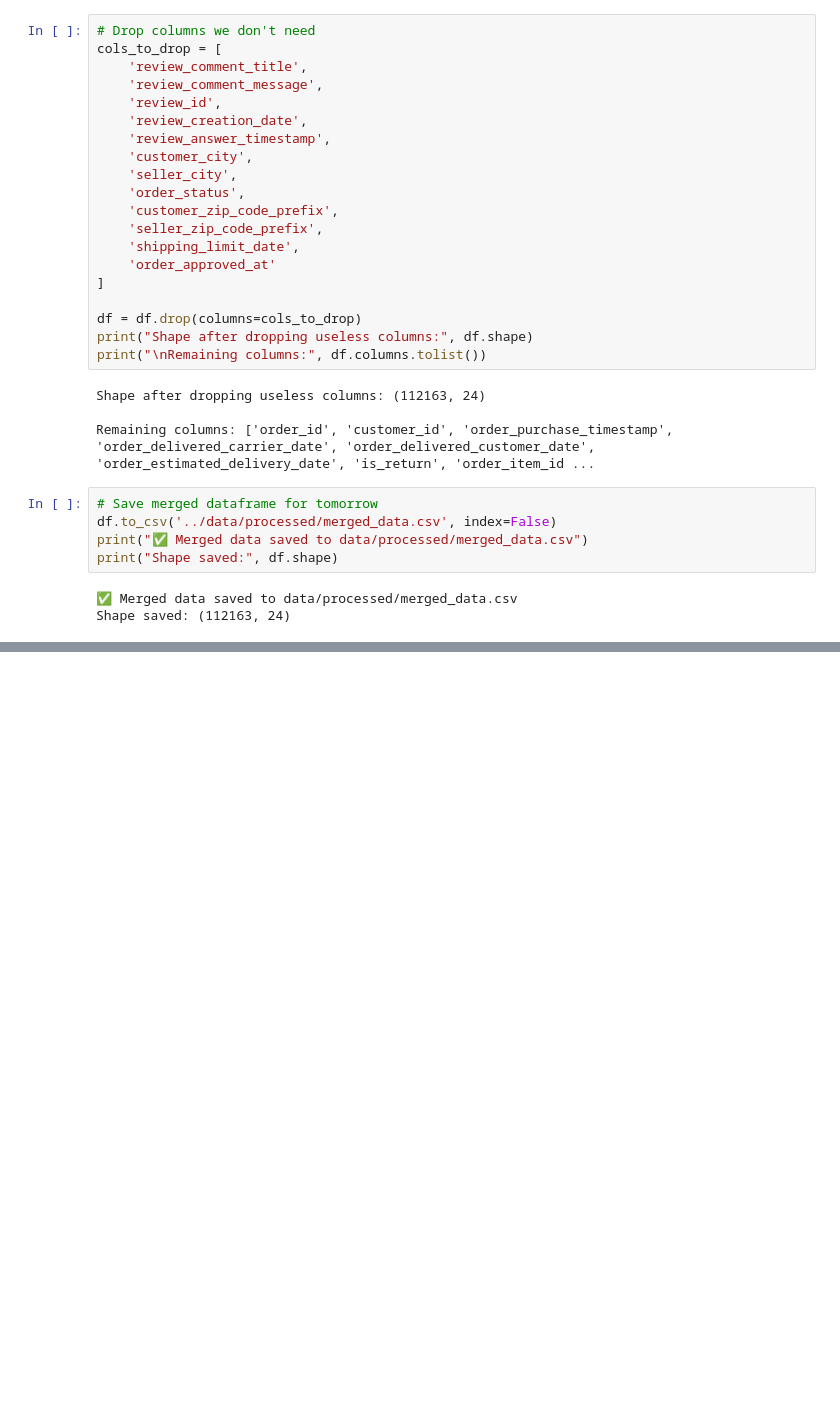
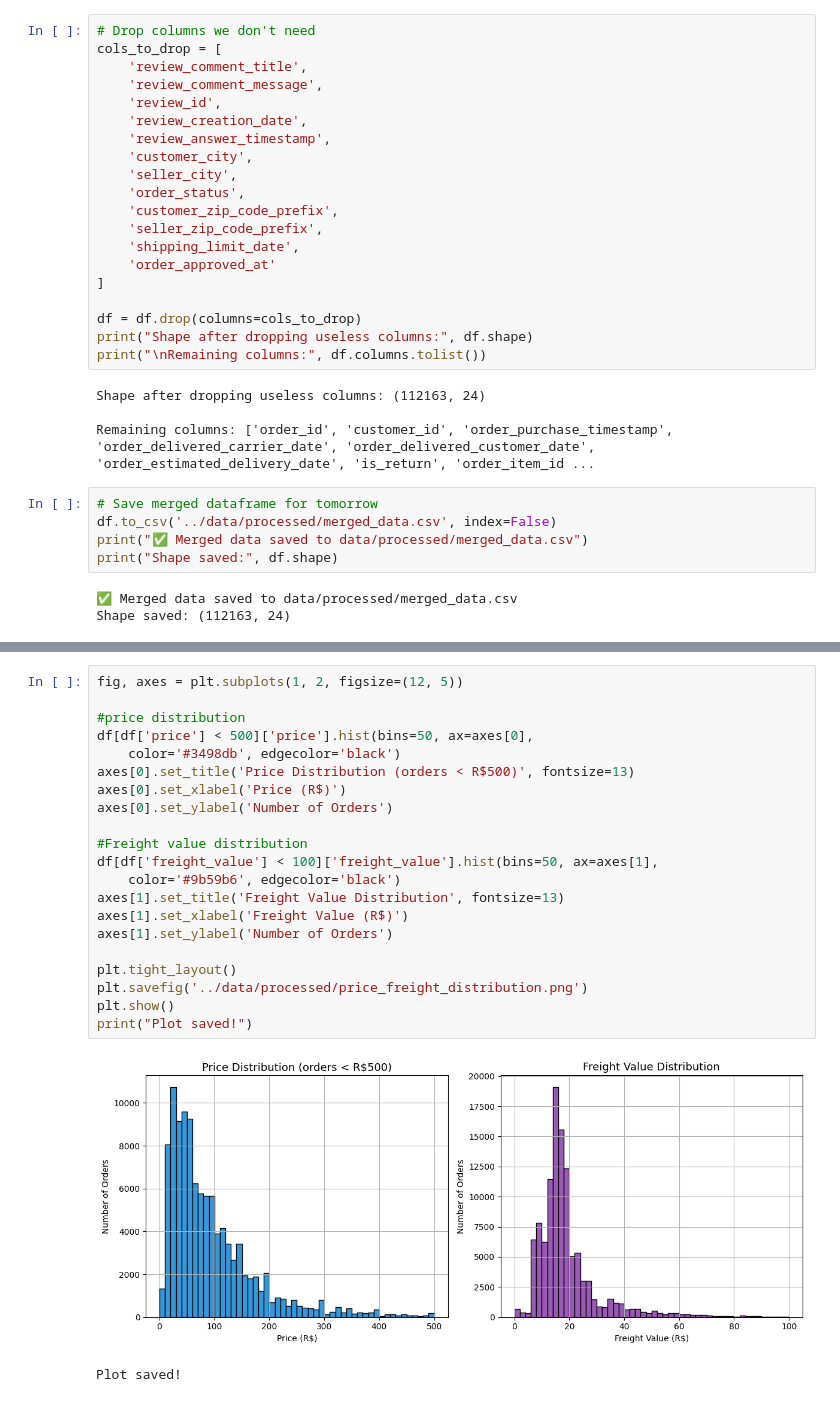
Before and after one commit to Dhayanidhi-96/ecommerce-return-prediction, a Jupyter notebook: notebooks/01_eda.ipynb, the cells around one changed output, grey strips where cells are left out. Cells and saved outputs as stored; diff of their text form; blank space fills up the shorter version.

```diff
--- a/notebooks/01_eda.ipynb
+++ b/notebooks/01_eda.ipynb
@@ -225,0 +325,24 @@ Shape saved: (112163, 24)
+# %%
+fig, axes = plt.subplots(1, 2, figsize=(12, 5))
+
+#price distribution
+df[df['price'] < 500]['price'].hist(bins=50, ax=axes[0],
+    color='#3498db', edgecolor='black')
+axes[0].set_title('Price Distribution (orders < R$500)', fontsize=13)
+axes[0].set_xlabel('Price (R$)')
+axes[0].set_ylabel('Number of Orders')
+
+#Freight value distribution
+df[df['freight_value'] < 100]['freight_value'].hist(bins=50, ax=axes[1],
+    color='#9b59b6', edgecolor='black')
+axes[1].set_title('Freight Value Distribution', fontsize=13)
+axes[1].set_xlabel('Freight Value (R$)')
+axes[1].set_ylabel('Number of Orders')
+
+plt.tight_layout()
+plt.savefig('../data/processed/price_freight_distribution.png')
+plt.show()
+print("Plot saved!")
+# %% [output]
+[figure, added]
+Plot saved!
```
Also changed, not shown: parts of 7 cells of this notebook.
